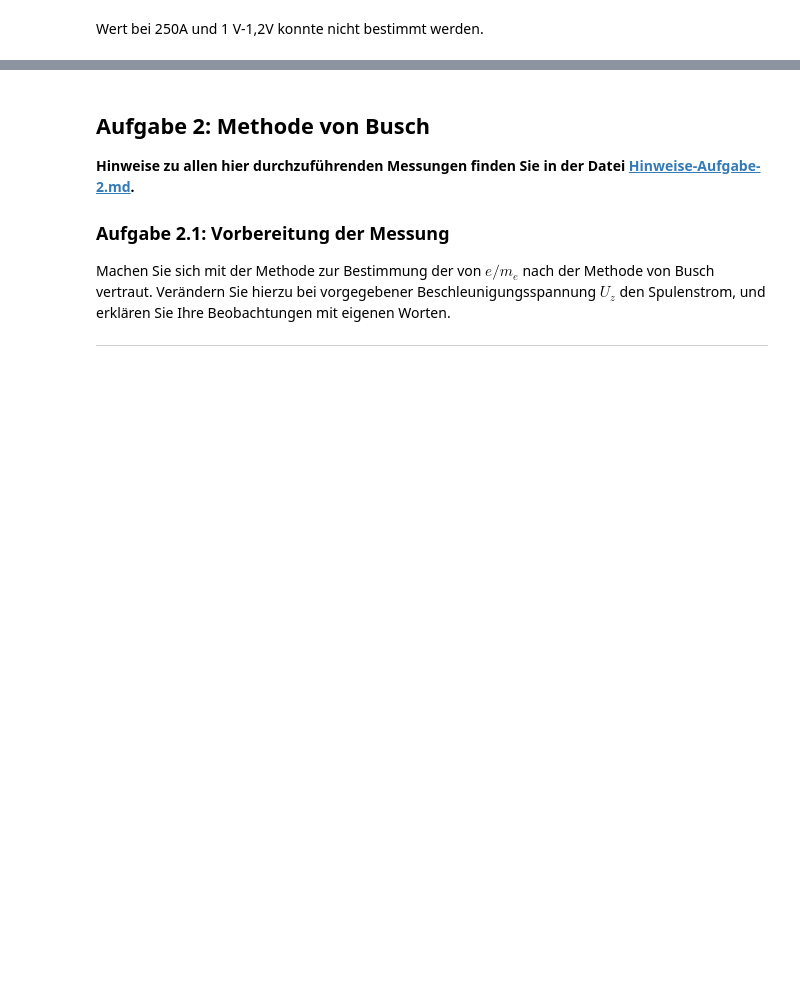
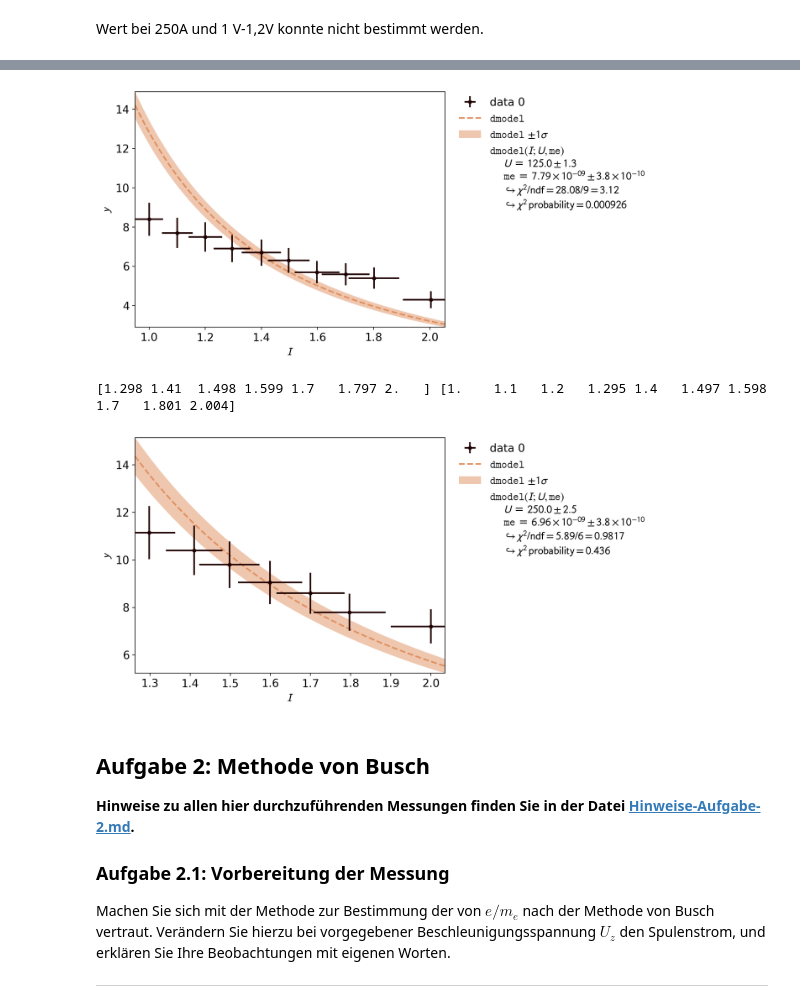
Before and after one commit to martin8ner/P1, a Jupyter notebook: Spezifische_Ladung_des_Elektrons/Mo01_Spezifische_Ladung_des_Elektrons.ipynb, the cells around one changed output, grey strips where cells are left out. Cells and saved outputs as stored; diff of their text form; code cells hidden in the pictures; blank space fills up the shorter version.

```diff
--- a/Spezifische_Ladung_des_Elektrons/Mo01_Spezifische_Ladung_des_Elektrons.ipynb
+++ b/Spezifische_Ladung_des_Elektrons/Mo01_Spezifische_Ladung_des_Elektrons.ipynb
@@ -211,3 +265,46 @@ d = d_von_U[:,2]
+# %%
+d_von_U = np.genfromtxt( "d_von_I.csv", delimiter=",", skip_header=1 ) # Einlesen der Daten, speichern in Variablen
+U = d_von_U[:,0]
+I = d_von_U[:,1]
+d = d_von_U[:,2]
+
+def dmodel(I, U, me): # x = U/I**2
+    N = 130
+    R = 0.15
+    x = U/I**2
+    return x * me * (125 * R**2) / (8 * mu**2 * N**2)
+
+I_error = 0.05 # relative; nochmal beim Netzgerät nachschauen
+U_error = 0.01 # relative; nochmal beim Netzgerät nachschauen, hier nicht die Hall Spannung
+d_error = 0.1 # relative
+
+#first with data for which I = 1A
+fit = kafe2.XYFit(xy_data=[I[:10], d[:10]], model_function=dmodel)
+fit.add_error(axis='y', err_val=d_error, relative=True)
+fit.add_error(axis='x', err_val=I_error, relative=True)
+
+fit.add_parameter_constraint(name='U',   value=125,   uncertainty=U_error, relative=True)
+
+fit.do_fit()
+plot = kafe2.Plot(fit)
+plot.plot()
+plot.show()
+print(I[10:], I[:10])
+#now with data for which I = 2A
+fit = kafe2.XYFit(xy_data=[I[10:], d[10:]], model_function=dmodel)
+fit.add_error(axis='y', err_val=d_error, relative=True)
+fit.add_error(axis='x', err_val=I_error, relative=True)
+
+fit.add_parameter_constraint(name='U', value=250, uncertainty=U_error, relative=True)
+
+fit.do_fit()
+plot = kafe2.Plot(fit)
+plot.plot()
+plot.show()
+# %% [output]
+[figure, added]
+[1.298 1.41  1.498 1.599 1.7   1.797 2.   ] [1.    1.1   1.2   1.295 1.4   1.497 1.598 1.7   1.801 2.004]
+[figure, added]
 # %% [markdown]
 ## Aufgabe 2: Methode von Busch
 
```
Also changed, not shown: parts of 9 cells of this notebook, 11 other files.
